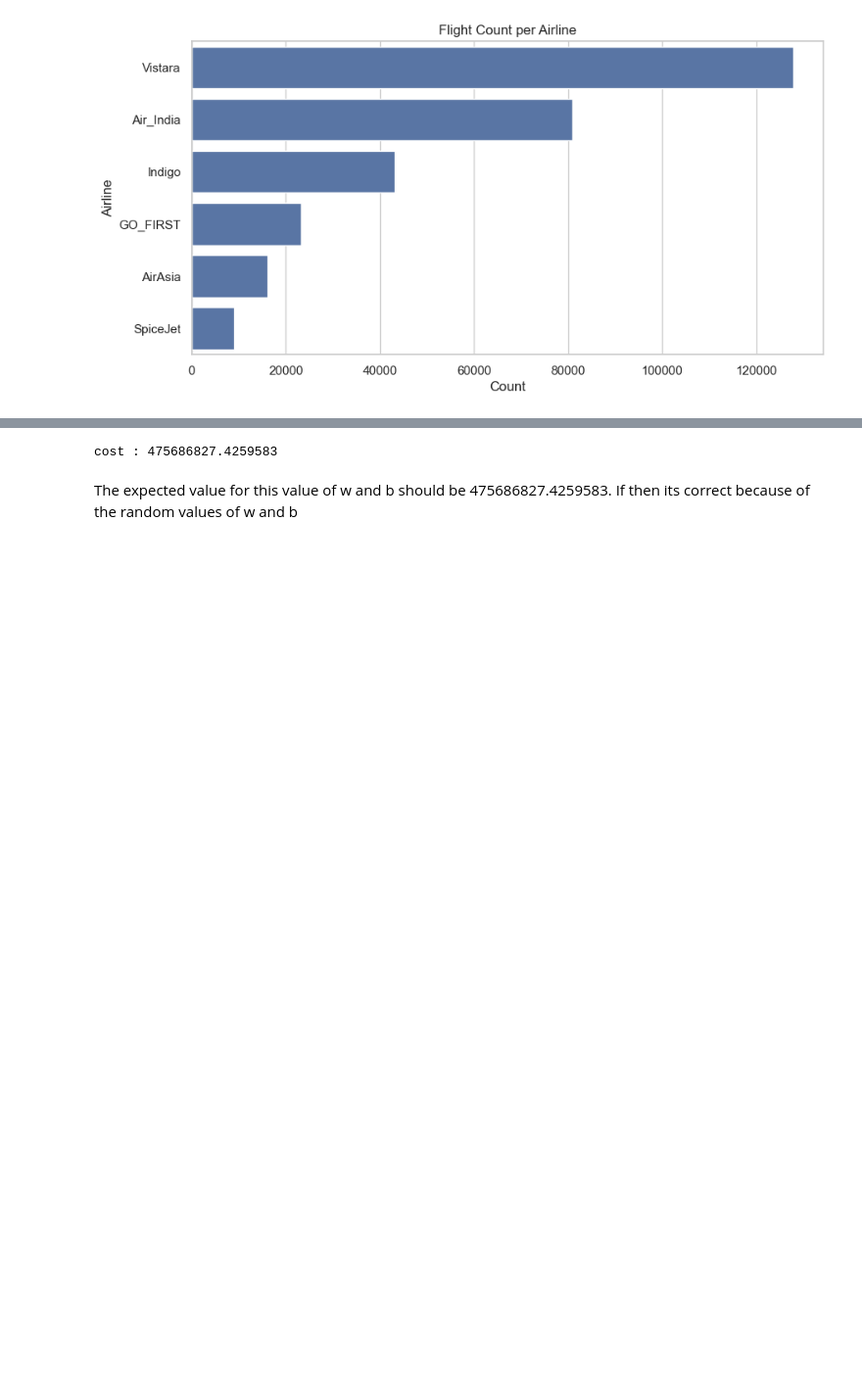
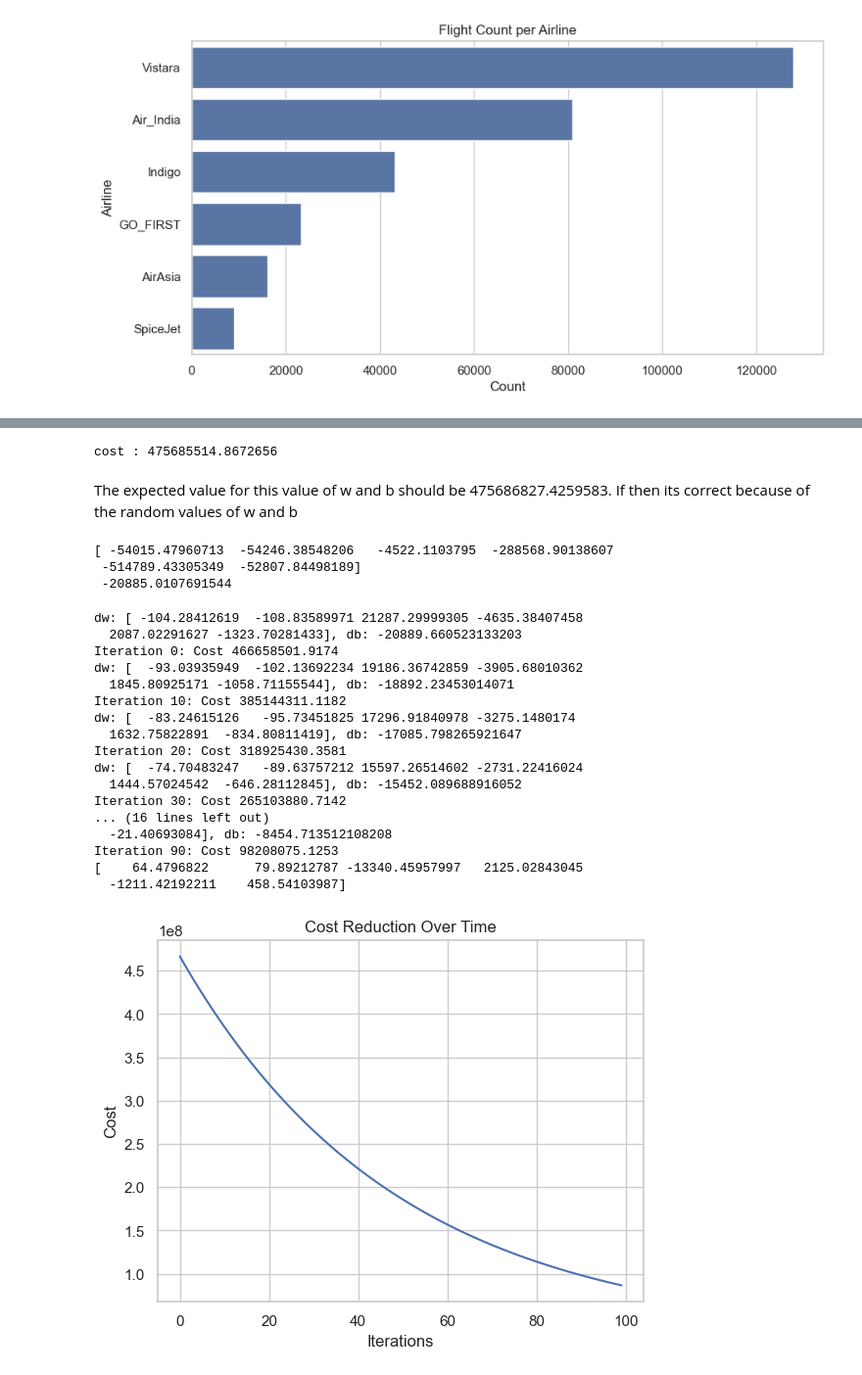
Before and after one commit to Yash-Agarwal3125/ML-project, a Jupyter notebook: flight.ipynb, the cells around one changed output, grey strips where cells are left out. Shown: that part at 98% size. Drawn from its saved outputs; the diff is of its cells as text; code cells hidden in the pictures; blank space fills up the shorter version.

Commit message:
gradient desent is working ?

```diff
--- a/flight.ipynb
+++ b/flight.ipynb
@@ -143,5 +184,5 @@ y_array = np.array(y)
 # %%
-def com_cost(x,y,w,b):
+def calc_cost(x,y,w,b):
     # Calculate the cost function
     m=x.shape[0]
     total_cost=0
@@ -156,10 +197,10 @@ def com_cost(x,y,w,b):
 i_w=[0.1,0.1,0.1,0.1,0.1,0.1]
 init_w=np.array(i_w)
 init_b=0
-x=com_cost(x_array,y_array,init_w,init_b)
+x=calc_cost(x_array,y_array,init_w,init_b)
 print("cost :",x)
 # checking cost for some random values of w and b
 # %% [output]
-cost : 475686827.4259583
+cost : 475685514.8672656
 # %% [markdown]
 The expected value for this value of w and b should be 475686827.4259583. If then its correct because of the random values of w and b
@@ -165,0 +231,67 @@ The expected value for this value of w and b should be 475686827.4259583. If the
+# %%
+i_w=[0.1,0.1,0.1,0.1,0.1,0.1]
+init_w=np.array(i_w)
+init_b=0
+grd_w, grd_b=calc_gradient(x_array,y_array,init_w,init_b)
+print(grd_w,"\n",grd_b)
+# %% [output]
+[ -54015.47960713  -54246.38548206   -4522.1103795  -288568.90138607
+ -514789.43305349  -52807.84498189]
+ -20885.0107691544
+# %%
+import math
+def gradient_desent(x,y,w,b,calc_gradient,calc_cost,alpha,iterations):
+    w_in=w
+    b_in=b
+    cost_his=[]
+    for i in range(iterations):
+        dw, db=calc_gradient(x,y,w_in,b_in)
+        w_in=w_in-(alpha*dw)
+        b_in=b_in-(alpha*db)
+        if i % 10 == 0:
+            print(f"dw: {dw}, db: {db}")
+        cost=calc_cost(x,y,w_in,b_in)
+        cost_his.append(cost)
+        if i % max(1, iterations // 10) == 0:
+            print(f"Iteration {i}: Cost {cost:.4f}")
+    return w_in,b_in,cost_his
+# %%
+i_w=[0,0,0,0,0,0]
+init_w=np.array(i_w)
+init_b=0
+alpha=0.01
+itera=1000
+from sklearn.preprocessing import StandardScaler
+
+scaler = StandardScaler()
+x_scaled = scaler.fit_transform(x_array)
+
+fin_w, fin_b, cost_history=gradient_desent(x_scaled,y_array,init_w,init_b,calc_gradient,calc_cost,alpha,itera)
+print(fin_w,"\n")
+
+
+plt.plot(cost_history)
+plt.xlabel("Iterations")
+plt.ylabel("Cost")
+plt.title("Cost Reduction Over Time")
+plt.grid(True)
+plt.show()
+# %% [output]
+dw: [ -104.28412619  -108.83589971 21287.29999305 -4635.38407458
+  2087.02291627 -1323.70281433], db: -20889.660523133203
+Iteration 0: Cost 466658501.9174
+dw: [  -93.03935949  -102.13692234 19186.36742859 -3905.68010362
+  1845.80925171 -1058.71155544], db: -18892.23453014071
+Iteration 10: Cost 385144311.1182
+dw: [  -83.24615126   -95.73451825 17296.91840978 -3275.1480174
+  1632.75822891  -834.80811419], db: -17085.798265921647
+Iteration 20: Cost 318925430.3581
+dw: [  -74.70483247   -89.63757212 15597.26514602 -2731.22416024
+  1444.57024542  -646.28112845], db: -15452.089688916052
+Iteration 30: Cost 265103880.7142
+... (16 lines left out)
+  -21.40693084], db: -8454.713512108208
+Iteration 90: Cost 98208075.1253
+[    64.4796822      79.89212787 -13340.45957997   2125.02843045
+  -1211.42192211    458.54103987]
+[figure, added]
```
Also changed, not shown: parts of 11 cells of this notebook.
